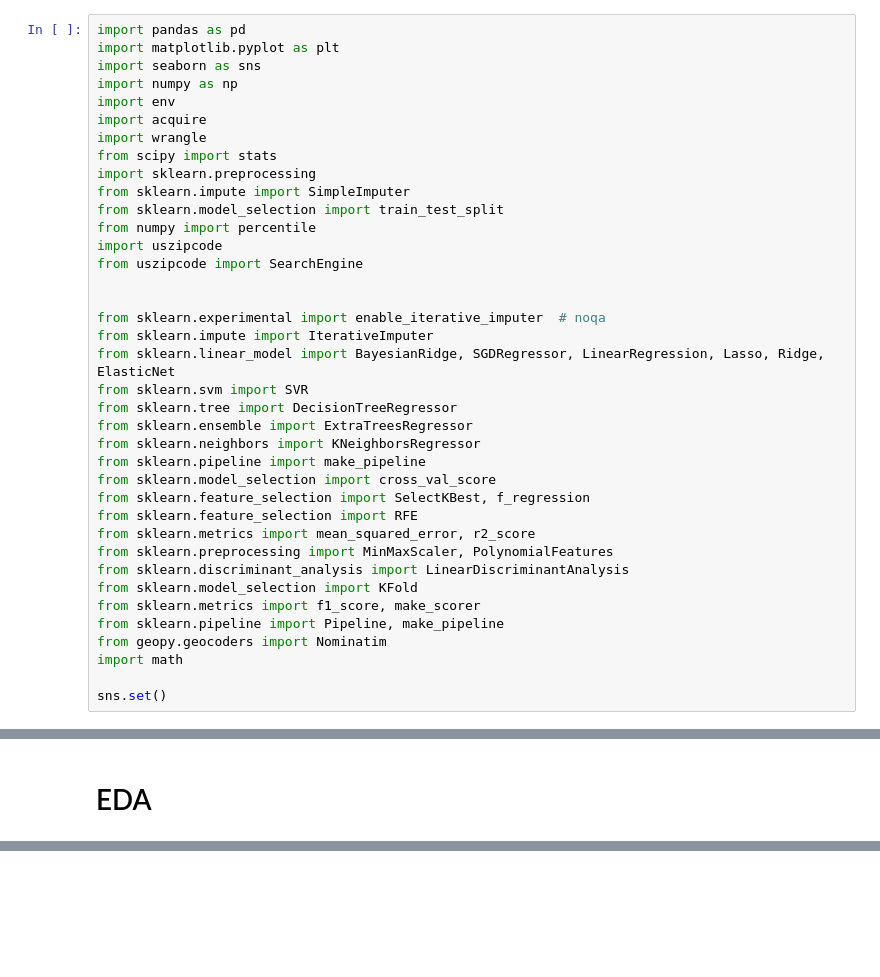
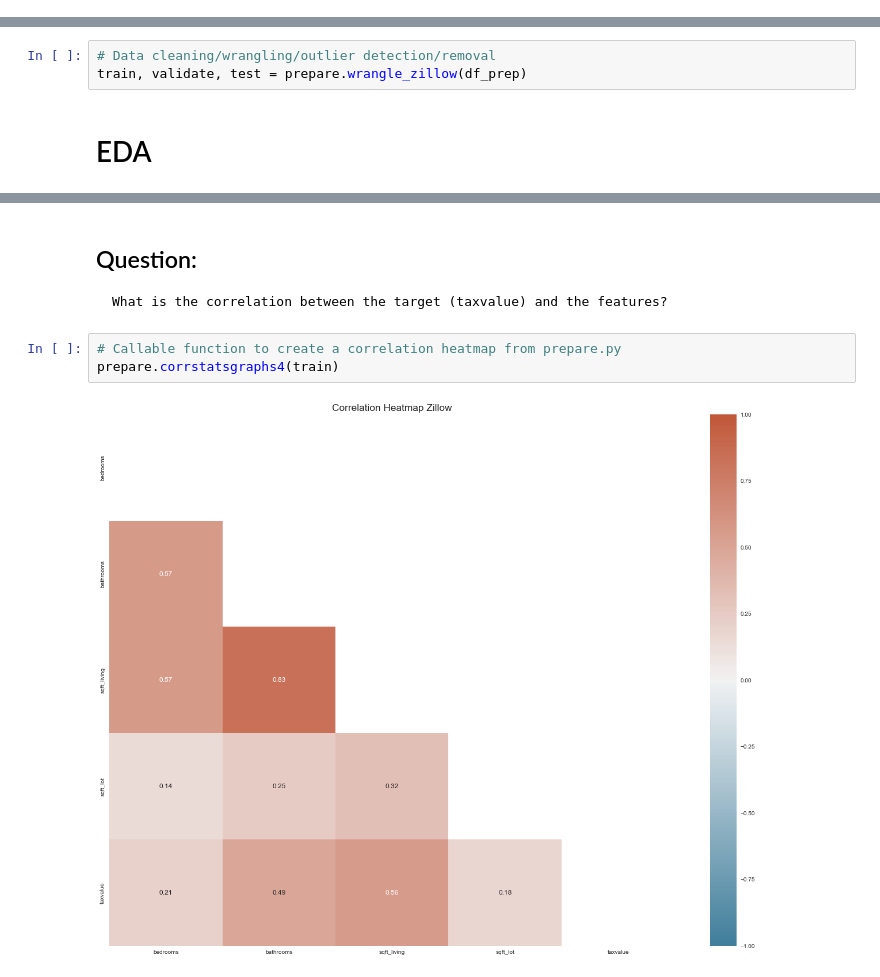
Before and after one commit to sgtcurran/my-project, a Jupyter notebook: zillow_project/zillow_final.ipynb, the cells around one changed output, grey strips where cells are left out. Saved outputs shown, nothing was run; the diff lists cells and outputs as text; blank space fills up the shorter version.

```diff
--- a/zillow_project/zillow_final.ipynb
+++ b/zillow_project/zillow_final.ipynb
@@ -1,41 +15,3 @@
 # %% [markdown]
 # Zillow Home Value Prediction Project
     Christopher Curran
-# %%
-import pandas as pd
-import matplotlib.pyplot as plt
-import seaborn as sns
-import numpy as np
-import env
-import acquire
-import wrangle
-from scipy import stats
-import sklearn.preprocessing
-from sklearn.impute import SimpleImputer
-from sklearn.model_selection import train_test_split
-from numpy import percentile
-import uszipcode
-from uszipcode import SearchEngine
-
-
-from sklearn.experimental import enable_iterative_imputer  # noqa
-from sklearn.impute import IterativeImputer
-from sklearn.linear_model import BayesianRidge, SGDRegressor, LinearRegression, Lasso, Ridge, ElasticNet
-from sklearn.svm import SVR
-from sklearn.tree import DecisionTreeRegressor
-from sklearn.ensemble import ExtraTreesRegressor
-from sklearn.neighbors import KNeighborsRegressor
-from sklearn.pipeline import make_pipeline
-from sklearn.model_selection import cross_val_score
-from sklearn.feature_selection import SelectKBest, f_regression
-from sklearn.feature_selection import RFE
-from sklearn.metrics import mean_squared_error, r2_score
-from sklearn.preprocessing import MinMaxScaler, PolynomialFeatures
-from sklearn.discriminant_analysis import LinearDiscriminantAnalysis
-from sklearn.model_selection import KFold
-from sklearn.metrics import f1_score, make_scorer
-from sklearn.pipeline import Pipeline, make_pipeline
-from geopy.geocoders import Nominatim
-import math
-
-sns.set()
@@ -59,2 +43,5 @@ train, validate, test = wrangle.wrangle_zillow(df_prep)
+# %%
+# Data cleaning/wrangling/outlier detection/removal
+train, validate, test = prepare.wrangle_zillow(df_prep)
 # %% [markdown]
 # EDA
@@ -167,0 +60,8 @@ AttributeError: 'numpy.ndarray' object has no attribute 'set'
+# %% [markdown]
+## Question:
+    What is the correlation between the target (taxvalue) and the features?
+# %%
+# Callable function to create a correlation heatmap from prepare.py
+prepare.corrstatsgraphs4(train)
+# %% [output]
+[figure, added]
```
Also changed, not shown: parts of 40 cells of this notebook.
